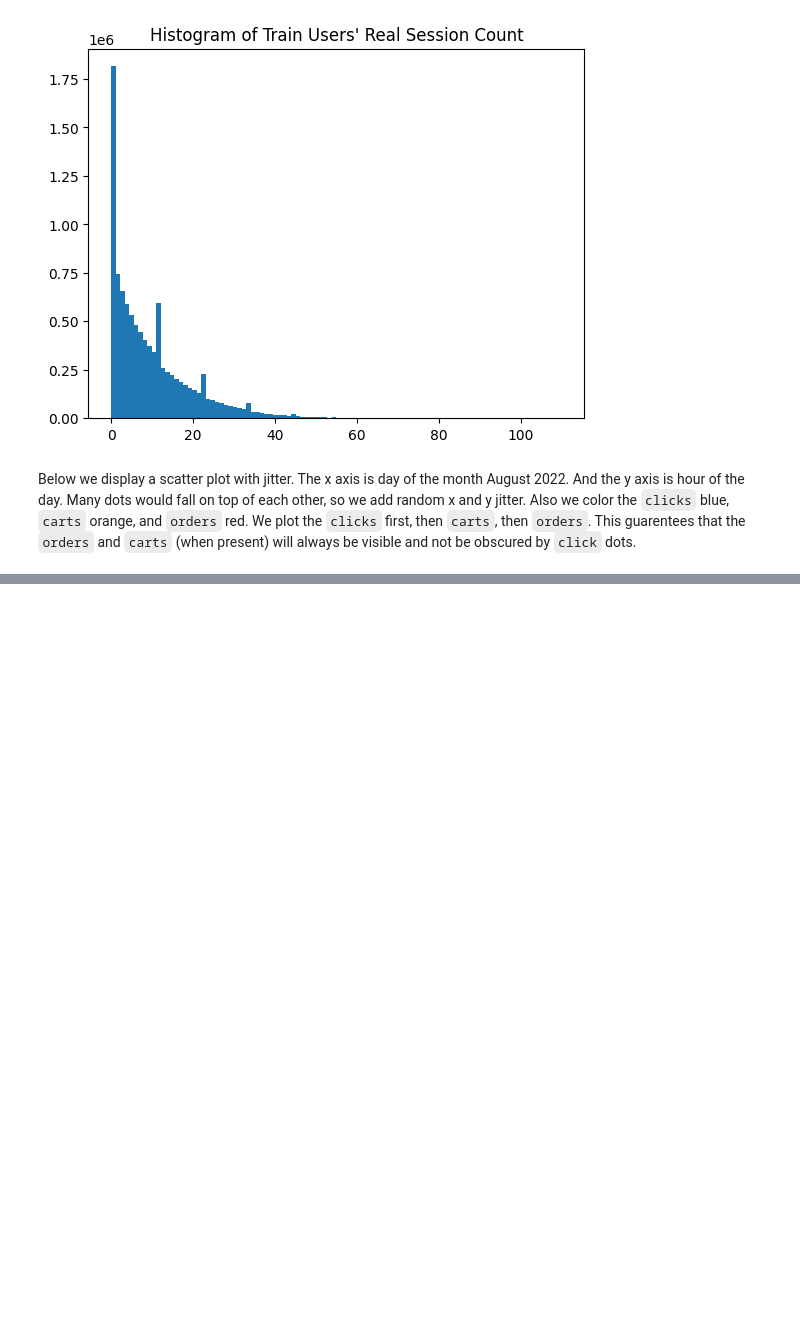
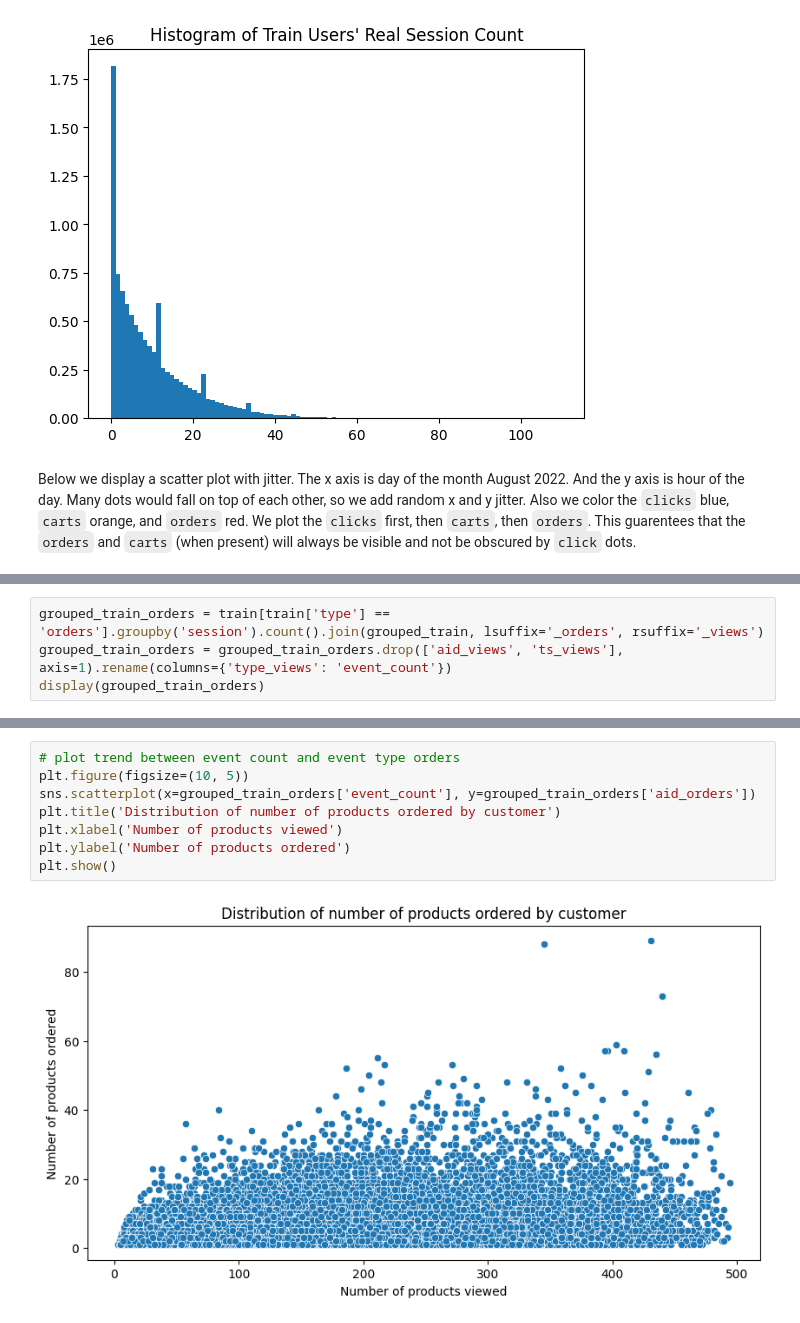
Before and after one commit to ChronusGong/ml_project, a Jupyter notebook: project_code/project.ipynb, the cells around one changed output, grey strips where cells are left out. Drawn from its saved outputs; the diff is of its cells as text; blank space fills up the shorter version.

```diff
--- a/project_code/project.ipynb
+++ b/project_code/project.ipynb
@@ -216,0 +346,4 @@ for k in range(10):
+# %%
+grouped_train_orders = train[train['type'] == 'orders'].groupby('session').count().join(grouped_train, lsuffix='_orders', rsuffix='_views')
+grouped_train_orders = grouped_train_orders.drop(['aid_views', 'ts_views'], axis=1).rename(columns={'type_views': 'event_count'})
+display(grouped_train_orders)
@@ -216,0 +365,10 @@ for k in range(10):
+# %%
+# plot trend between event count and event type orders
+plt.figure(figsize=(10, 5))
+sns.scatterplot(x=grouped_train_orders['event_count'], y=grouped_train_orders['aid_orders'])
+plt.title('Distribution of number of products ordered by customer')
+plt.xlabel('Number of products viewed')
+plt.ylabel('Number of products ordered')
+plt.show()
+# %% [output]
+[figure, added]
```
Also changed, not shown: parts of 33 cells of this notebook.
